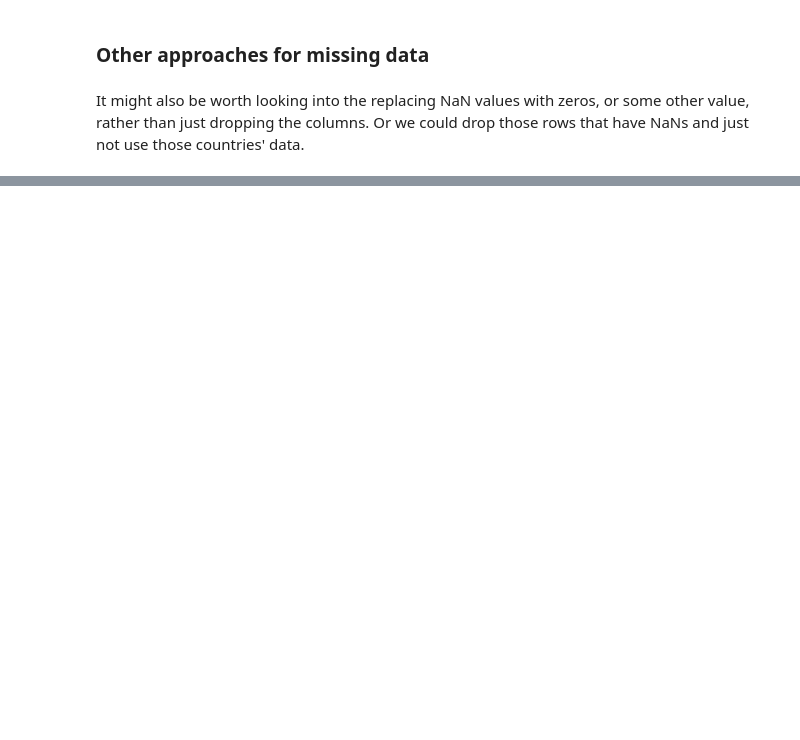
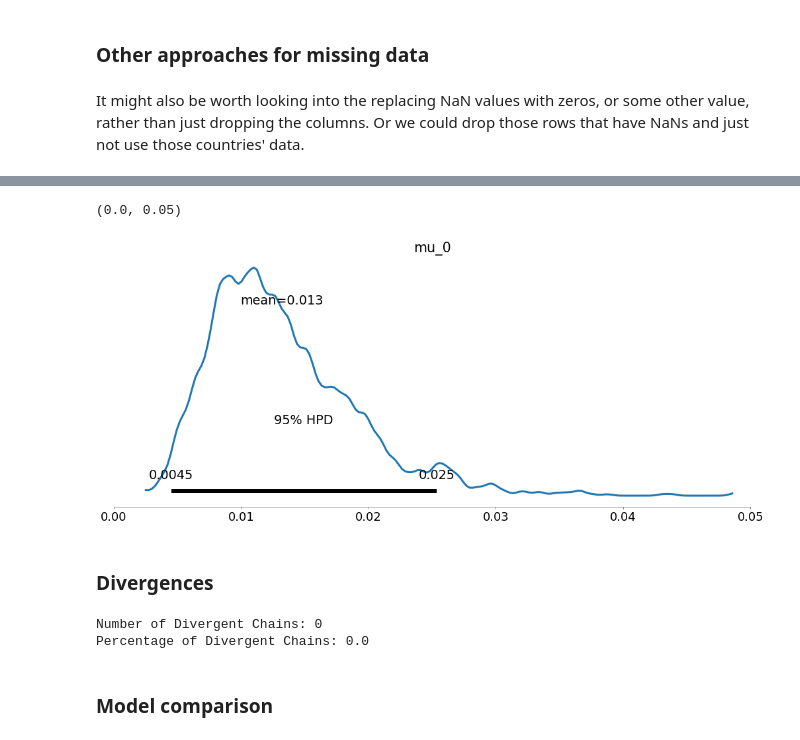
Before and after one commit to ParivedaChiFinesse/covid19-mortality-rate, a Jupyter notebook: notebooks/1.0_je_initial-model.ipynb, the cells around one changed output, grey strips where cells are left out. Saved outputs shown, nothing was run; the diff lists cells and outputs as text; code cells hidden in the pictures; blank space fills up the shorter version.

```diff
--- a/notebooks/1.0_je_initial-model.ipynb
+++ b/notebooks/1.0_je_initial-model.ipynb
@@ -147,0 +276,21 @@ It might also be worth looking into the replacing NaN values with zeros, or some
+# %%
+# Posterior plot for mu0
+pm.plot_posterior(trace, var_names=['mu_0'], figsize=(14, 6), textsize=18,
+                  credible_interval=0.95, bw=1.0, lw=3, kind='kde')
+plt.xlim(0.0, 0.05)
+# %% [output]
+(0.0, 0.05)
+[figure, added]
+# %% [markdown]
+### Divergences
+# %%
+# Display the total number and percentage of divergent chains
+diverging = trace['diverging']
+print('Number of Divergent Chains: {}'.format(diverging.nonzero()[0].size))
+diverging_pct = diverging.nonzero()[0].size / len(trace) * 100
+print('Percentage of Divergent Chains: {:.1f}'.format(diverging_pct))
+# %% [output]
+Number of Divergent Chains: 0
+Percentage of Divergent Chains: 0.0
+# %% [markdown]
+### Model comparison
```
Also changed, not shown: parts of 20 cells of this notebook.
